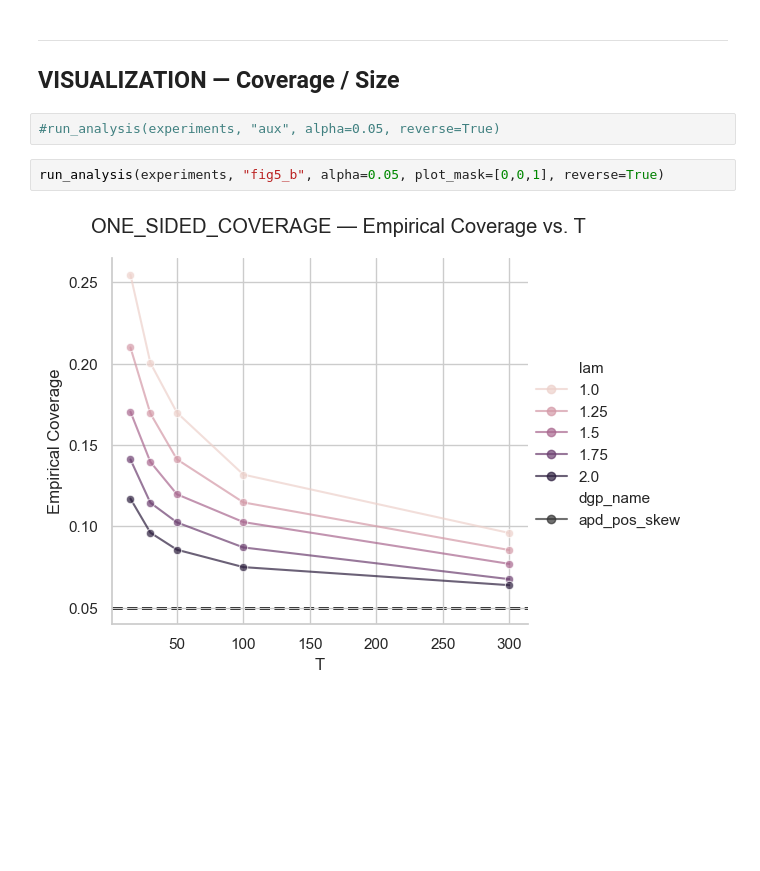
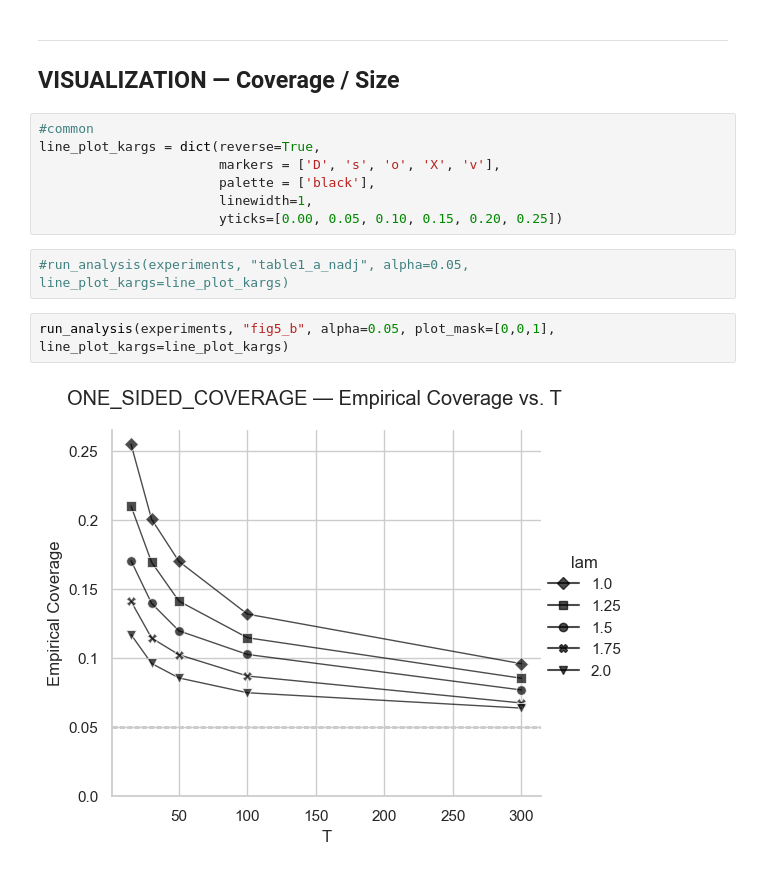
Before and after one commit to Fabro2701/sharpe_ratio_TFM, a Jupyter notebook: notebooks/opdyke2007.ipynb, the cells around one changed output. Saved outputs shown, nothing was run; the diff lists cells and outputs as text; blank space fills up the shorter version.

Commit message:
correct marking in sr study line plot

```diff
--- a/notebooks/opdyke2007.ipynb
+++ b/notebooks/opdyke2007.ipynb
@@ -138,10 +138,17 @@ run_selected_configs(
 # %% [markdown]
 ---
 ## VISUALIZATION — Coverage / Size
+# %%
+#common
+line_plot_kargs = dict(reverse=True,
+                       markers = ['D', 's', 'o', 'X', 'v'],
+                       palette = ['black'],
+                       linewidth=1,
+                       yticks=[0.00, 0.05, 0.10, 0.15, 0.20, 0.25])
 # %%
-#run_analysis(experiments, "aux", alpha=0.05, reverse=True)
+#run_analysis(experiments, "table1_a_nadj", alpha=0.05, line_plot_kargs=line_plot_kargs)
 # %%
-run_analysis(experiments, "fig5_b", alpha=0.05, plot_mask=[0,0,1], reverse=True)
+run_analysis(experiments, "fig5_b", alpha=0.05, plot_mask=[0,0,1], line_plot_kargs=line_plot_kargs)
 # %% [output]
-[figure, old version]
+[figure, new version]
 # %%
```
Also changed, not shown: parts of 1 cell of this notebook, 2 other files.
